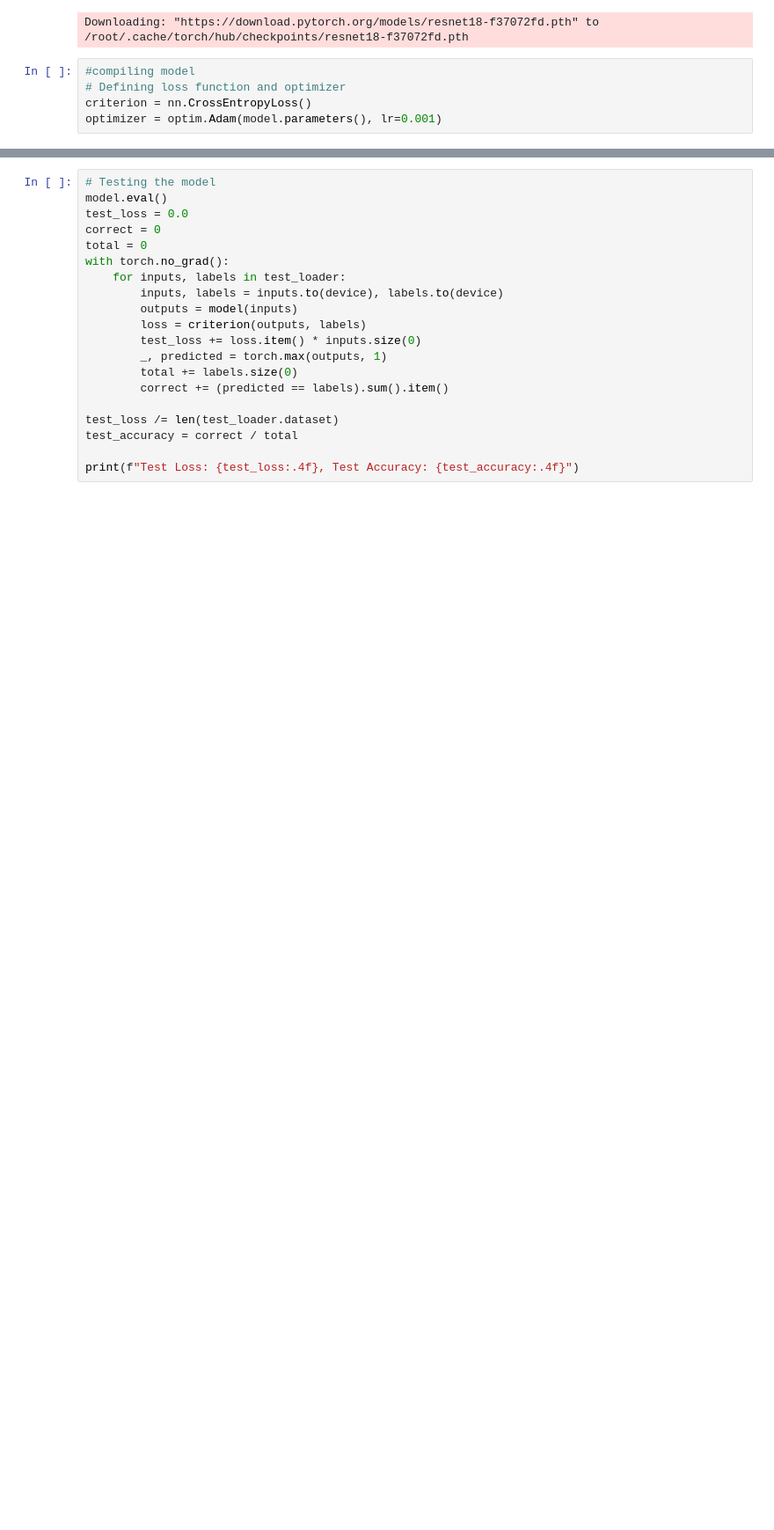
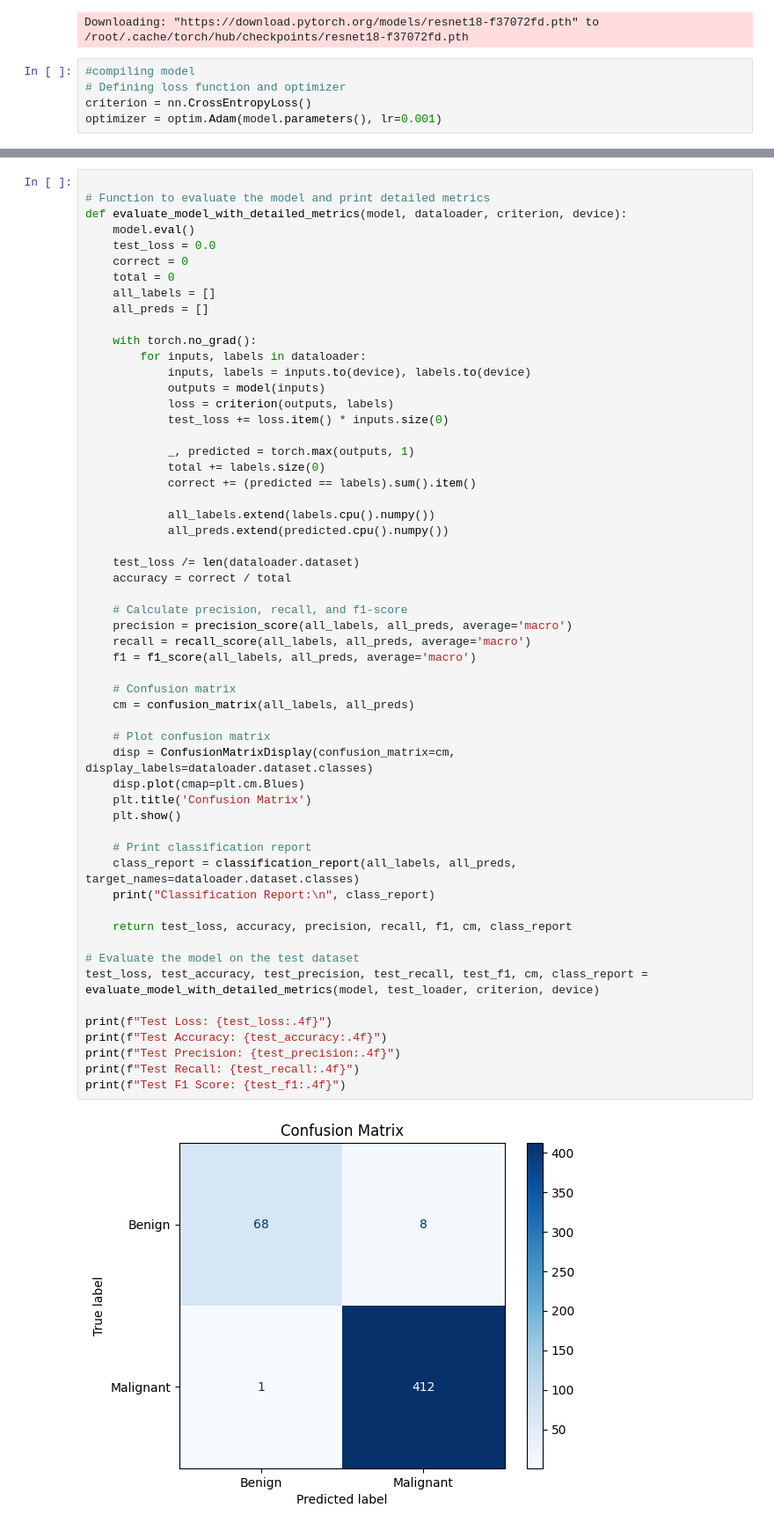
Before and after one commit to Hadiqapieas/Leukemia-Data-classification, a Jupyter notebook: ResNet18.ipynb, the cells around one changed output, grey strips where cells are left out. Shown at 88% size. Cells and saved outputs as stored; diff of their text form; blank space fills up the shorter version.

```diff
--- a/ResNet18.ipynb
+++ b/ResNet18.ipynb
@@ -244,21 +330,58 @@ Epoch 10, Validation Loss: 0.0636, Validation Accuracy: 0.9755
 # %%
-# Testing the model
-model.eval()
-test_loss = 0.0
-correct = 0
-total = 0
-with torch.no_grad():
-    for inputs, labels in test_loader:
-        inputs, labels = inputs.to(device), labels.to(device)
-        outputs = model(inputs)
-        loss = criterion(outputs, labels)
-        test_loss += loss.item() * inputs.size(0)
-        _, predicted = torch.max(outputs, 1)
-        total += labels.size(0)
-        correct += (predicted == labels).sum().item()
 
-test_loss /= len(test_loader.dataset)
-test_accuracy = correct / total
+# Function to evaluate the model and print detailed metrics
+def evaluate_model_with_detailed_metrics(model, dataloader, criterion, device):
+    model.eval()
+    test_loss = 0.0
+    correct = 0
+    total = 0
+    all_labels = []
+    all_preds = []
 
-print(f"Test Loss: {test_loss:.4f}, Test Accuracy: {test_accuracy:.4f}")
+    with torch.no_grad():
+        for inputs, labels in dataloader:
+            inputs, labels = inputs.to(device), labels.to(device)
+            outputs = model(inputs)
+            loss = criterion(outputs, labels)
+            test_loss += loss.item() * inputs.size(0)
+
+            _, predicted = torch.max(outputs, 1)
+            total += labels.size(0)
+            correct += (predicted == labels).sum().item()
+
+            all_labels.extend(labels.cpu().numpy())
+            all_preds.extend(predicted.cpu().numpy())
+
+    test_loss /= len(dataloader.dataset)
+    accuracy = correct / total
+
+    # Calculate precision, recall, and f1-score
+    precision = precision_score(all_labels, all_preds, average='macro')
+    recall = recall_score(all_labels, all_preds, average='macro')
+    f1 = f1_score(all_labels, all_preds, average='macro')
+
+    # Confusion matrix
+    cm = confusion_matrix(all_labels, all_preds)
+
+    # Plot confusion matrix
+    disp = ConfusionMatrixDisplay(confusion_matrix=cm, display_labels=dataloader.dataset.classes)
+    disp.plot(cmap=plt.cm.Blues)
+    plt.title('Confusion Matrix')
+    plt.show()
+
+    # Print classification report
+    class_report = classification_report(all_labels, all_preds, target_names=dataloader.dataset.classes)
+    print("Classification Report:\n", class_report)
+
+    return test_loss, accuracy, precision, recall, f1, cm, class_report
+
+# Evaluate the model on the test dataset
+test_loss, test_accuracy, test_precision, test_recall, test_f1, cm, class_report = evaluate_model_with_detailed_metrics(model, test_loader, criterion, device)
+
+print(f"Test Loss: {test_loss:.4f}")
+print(f"Test Accuracy: {test_accuracy:.4f}")
+print(f"Test Precision: {test_precision:.4f}")
+print(f"Test Recall: {test_recall:.4f}")
+print(f"Test F1 Score: {test_f1:.4f}")
 # %% [output]
+[figure, added]
```
Also changed, not shown: parts of 6 cells of this notebook.
